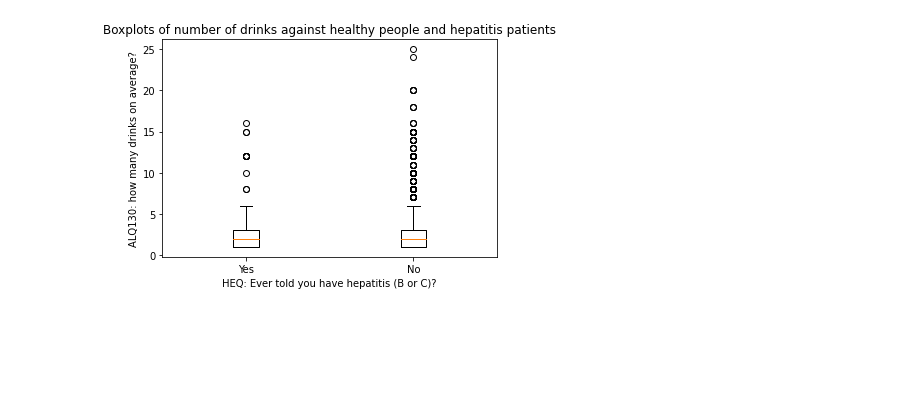
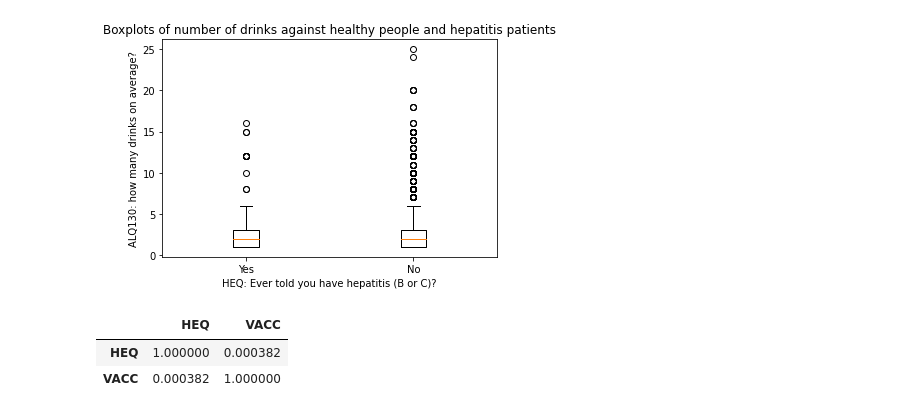
Before and after one commit to tomBaty/data301_project, a Jupyter notebook: main.ipynb, the cells around one changed output. Saved outputs shown, nothing was run; the diff lists cells and outputs as text; code cells hidden in the pictures; blank space fills up the shorter version.

Commit message:
delete 17-20 data, correlation EDA

```diff
--- a/main.ipynb
+++ b/main.ipynb
@@ -278,3 +242,16 @@ min         1.000000
 max        25.000000
 Name: ALQ130, dtype: float64
 [figure]
+# %%
+# EDA Tom- boiling down datasets into single columns
+
+vacc_df = data_total[['IMQ011','IMQ020','HEQ']].copy()
+vacc_df["VACC"] = np.where(((vacc_df.IMQ011 < 3.0) | (vacc_df.IMQ020 < 3.0)), 1, 2)
+vacc_df = vacc_df.drop(["IMQ011","IMQ020"],axis=1)
+
+corr_matrix = vacc_df.corr(method='pearson')
+corr_matrix.style.background_gradient(cmap='coolwarm')
+# %% [output]
+|  | HEQ | VACC |
+| HEQ | 1.000000 | 0.000382 |
+| VACC | 0.000382 | 1.000000 |
```
Also changed, not shown: parts of 4 cells of this notebook, 12 other files.
